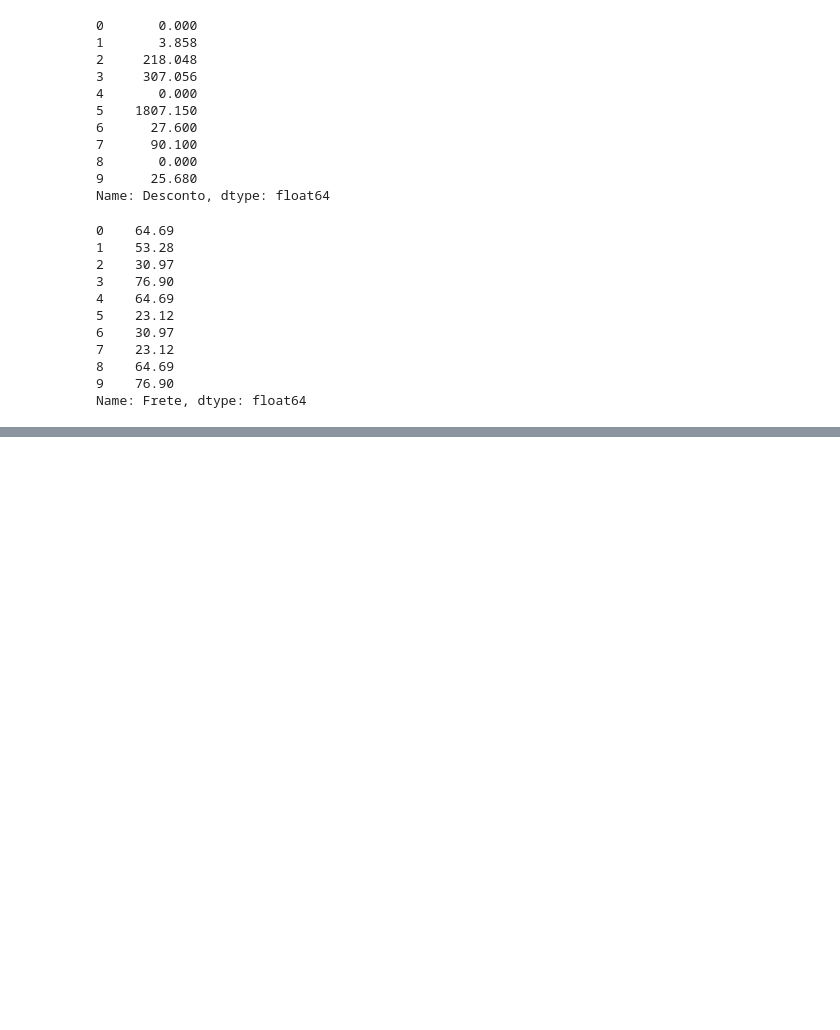
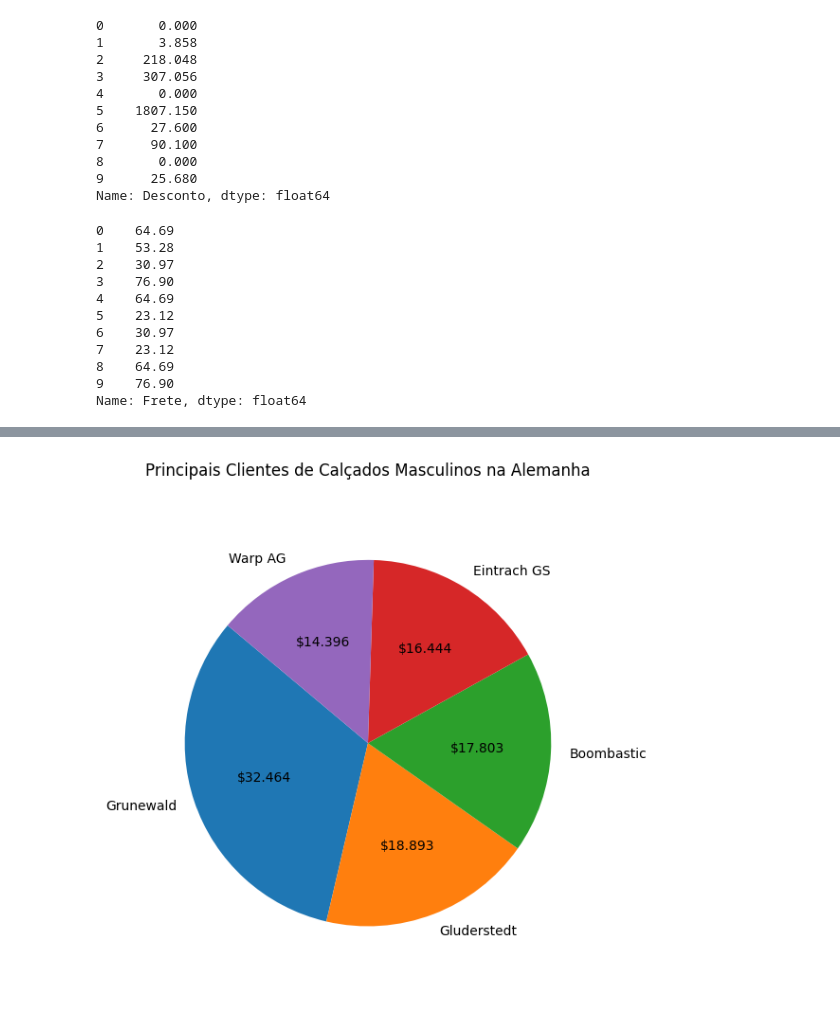
Before and after one commit to ronaldofillho/BI, a Jupyter notebook: Atividade1/Leitura.ipynb, the cells around one changed output, grey strips where cells are left out. Saved outputs shown, nothing was run; the diff lists cells and outputs as text; code cells hidden in the pictures; blank space fills up the shorter version.

```diff
--- a/Atividade1/Leitura.ipynb
+++ b/Atividade1/Leitura.ipynb
@@ -118,0 +163,18 @@ planilha_total.head()
+# %%
+#5. Quais são os principais clientes (vendas $) do segmento “Calçados Masculinos”(Men ́s Footwear) na Alemanha?
+
+germanSales = planilha_total[planilha_total['ClientePaís'] == 'Germany']
+germanSalesByCategory = germanSales[germanSales['CategoriaNome'] == 'Men´s Footwear']
+germanSalesByCategory = germanSalesByCategory.groupby('ClienteNome')['Vendas'].sum()
+topGermanCustomers = germanSalesByCategory.sort_values(ascending=False).head(5)
+
+plt.figure(figsize=(6,6))
+plt.pie(topGermanCustomers, labels=topGermanCustomers.index, autopct='$%1.3f', startangle=140)
+
+
+plt.axis('equal')
+plt.title('Principais Clientes de Calçados Masculinos na Alemanha')
+plt.tight_layout()
+plt.show()
+# %% [output]
+[figure, added]
```
Also changed, not shown: parts of 8 cells of this notebook.
